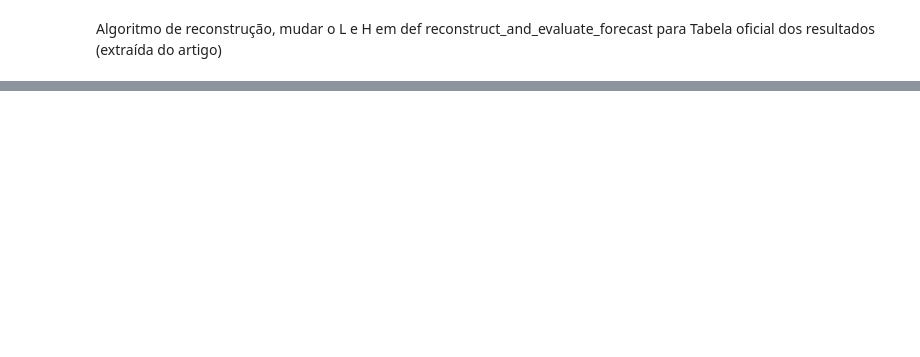
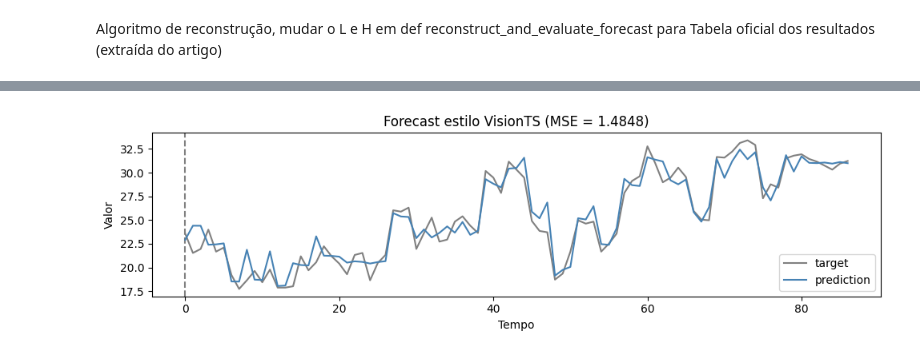
Before and after one commit to Lucas-Monteiro-Henriques/Implement_VISIONTS, a Jupyter notebook: MAE.ipynb, the cells around one changed output, grey strips where cells are left out. Cells and saved outputs as stored; diff of their text form; code cells hidden in the pictures; blank space fills up the shorter version.

```diff
--- a/MAE.ipynb
+++ b/MAE.ipynb
@@ -384,0 +498,36 @@ plt.show()
+# %%
+import matplotlib.pyplot as plt
+import numpy as np
+
+def plot_forecast_visionts_style(target_forecast, recon_forecast, mse, L=96, H=96, c=0.4):
+    P, T_pred = target_forecast.shape
+    forecast_start = T_pred - recon_forecast.shape[1]
+
+    # Criar série completa
+    x_target = target_forecast.flatten()
+    x_pred = recon_forecast.flatten()
+
+    # Eixo de tempo
+    x_full = np.arange(len(x_target))
+    x_pred_t = np.arange(len(x_target) - len(x_pred), len(x_target))
+
+    # Plot
+    plt.figure(figsize=(10, 3))
+    plt.plot(x_full, x_target, color='gray', label='target')
+    plt.axvline(x=len(x_target) - len(x_pred), linestyle='--', color='gray')
+    plt.plot(x_pred_t, x_pred, color='steelblue', label='prediction')
+
+    plt.title(f"Forecast estilo VisionTS (MSE = {mse:.4f})")
+    plt.xlabel("Tempo")
+    plt.ylabel("Valor")
+    plt.legend()
+    plt.tight_layout()
+    plt.show()
+# %%
+plot_forecast_visionts_style(
+    target_forecast=target_forecast,
+    recon_forecast=recon_forecast,
+    mse=mse
+)
+# %% [output]
+[figure, added]
```
Also changed, not shown: parts of 17 cells of this notebook.
